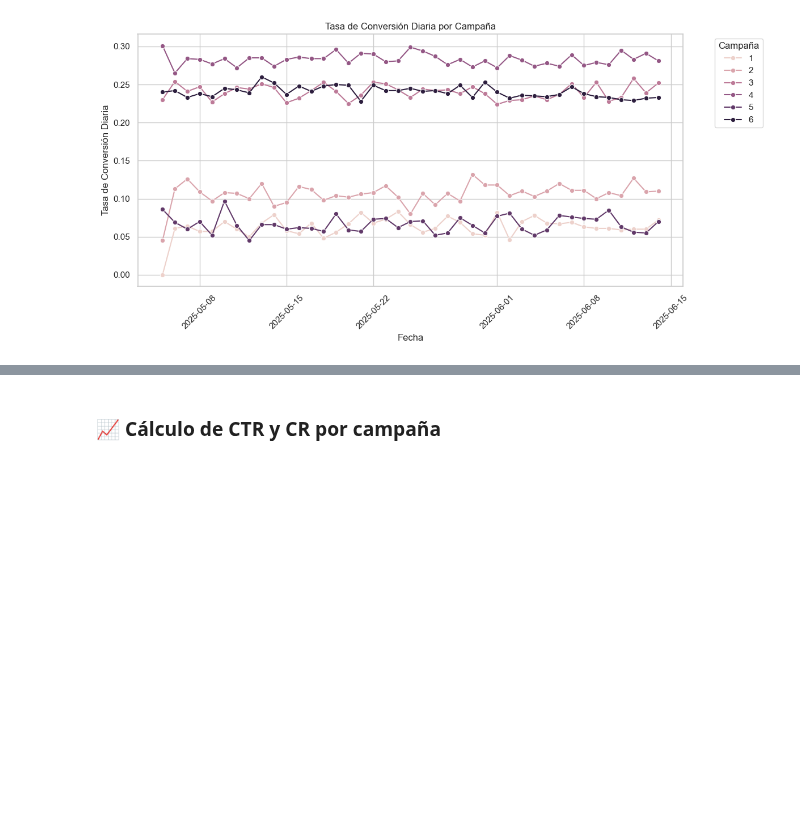
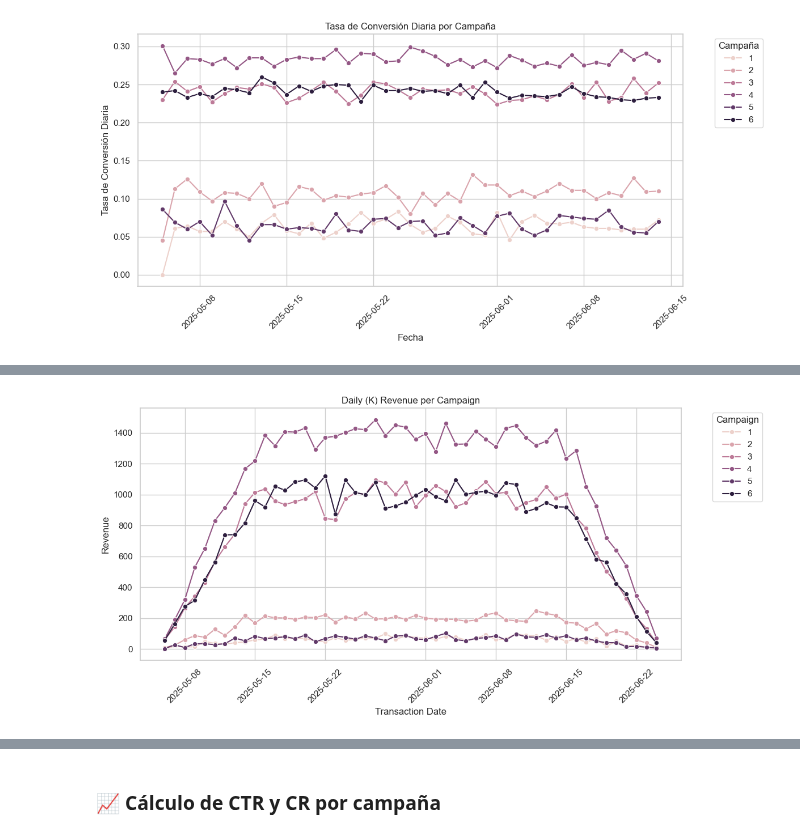
Before and after one commit to zyntonyson/bootcamp_ds_da, a Jupyter notebook: 09-da-analisis-negocio/18-Metricas_Usuarios.ipynb, the cells around one changed output, grey strips where cells are left out. Saved outputs shown, nothing was run; the diff lists cells and outputs as text; code cells hidden in the pictures; blank space fills up the shorter version.

```diff
--- a/09-da-analisis-negocio/18-Metricas_Usuarios.ipynb
+++ b/09-da-analisis-negocio/18-Metricas_Usuarios.ipynb
@@ -258,7 +270,7 @@ plt.show()
 | 0 | 1 | 26251 | 1691 | 0.064 |
 # %%
 df=(
-    visits
+    visits_enrichment
         .groupby(['date_visits','campaign'],as_index=False)
         .agg(
             visitas = ('uuid_interaction','nunique'),
@@ -292,0 +330,13 @@ plt.show()
+# %%
+orders_enrichment=(
+   orders
+    .merge(visits[['uuid_interaction','ts_visits','campaign','uuid_user']],how='inner')
+    .assign(
+        transaction_ts = lambda df: pd.to_datetime(df.transaction_ts),
+        ts_visits = lambda df: pd.to_datetime(df.ts_visits),
+        days_elapsed_until_convertion= lambda df: (df.transaction_ts - df.ts_visits).dt.days
+
+    )
+)
+
+orders_enrichment
@@ -292,0 +371,18 @@ plt.show()
+# %%
+df=(
+    orders_enrichment
+        .assign(
+            transaction_date = lambda df: df.transaction_ts.dt.date
+        )
+        .groupby(['transaction_date','campaign'],as_index=False)
+        .agg(
+            users_converted = ('uuid_user','nunique'),
+            convertions = ('uuid_interaction','nunique'),
+            revenue = ('amount','sum')
+        )
+        .assign(
+            k_revenue = lambda df: df.revenue/1000
+        )
+
+)
+df.head()
@@ -292,0 +396,14 @@ plt.show()
+# %%
+plt.figure(figsize=(12, 6))
+sns.lineplot(data=df, x='transaction_date', y='k_revenue', hue='campaign', marker='o')
+
+# Etiquetas
+plt.title("Daily (K) Revenue per Campaign")
+plt.xlabel("Transaction Date")
+plt.ylabel("Revenue")
+plt.xticks(rotation=45)
+plt.legend(title="Campaign", bbox_to_anchor=(1.05, 1), loc='upper left')
+plt.tight_layout()
+plt.show()
+# %% [output]
+[figure, added]
```
Also changed, not shown: parts of 27 cells of this notebook, 17 other files.
